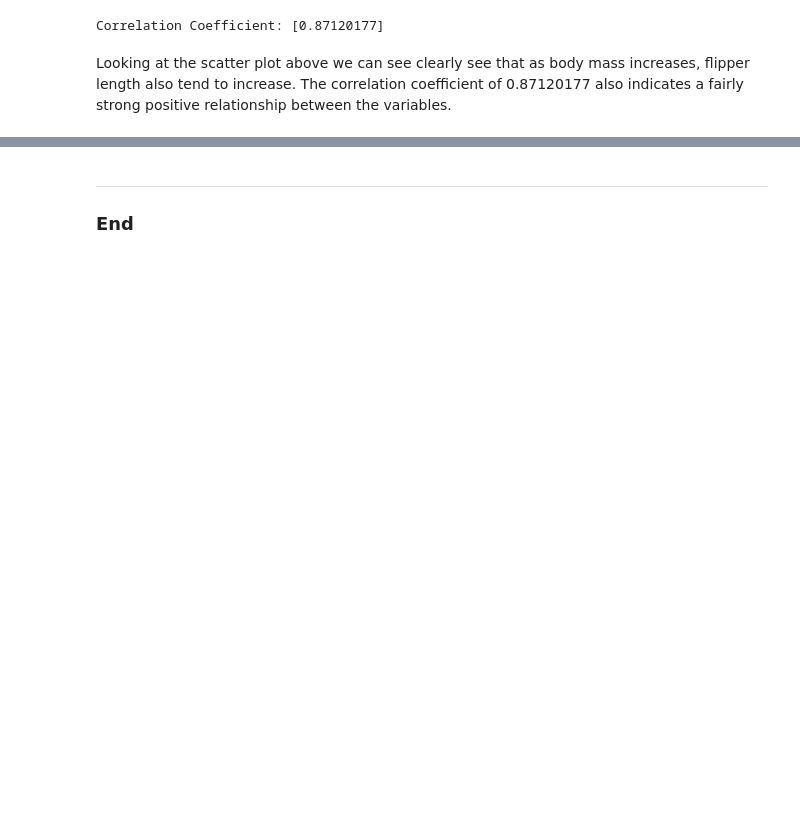
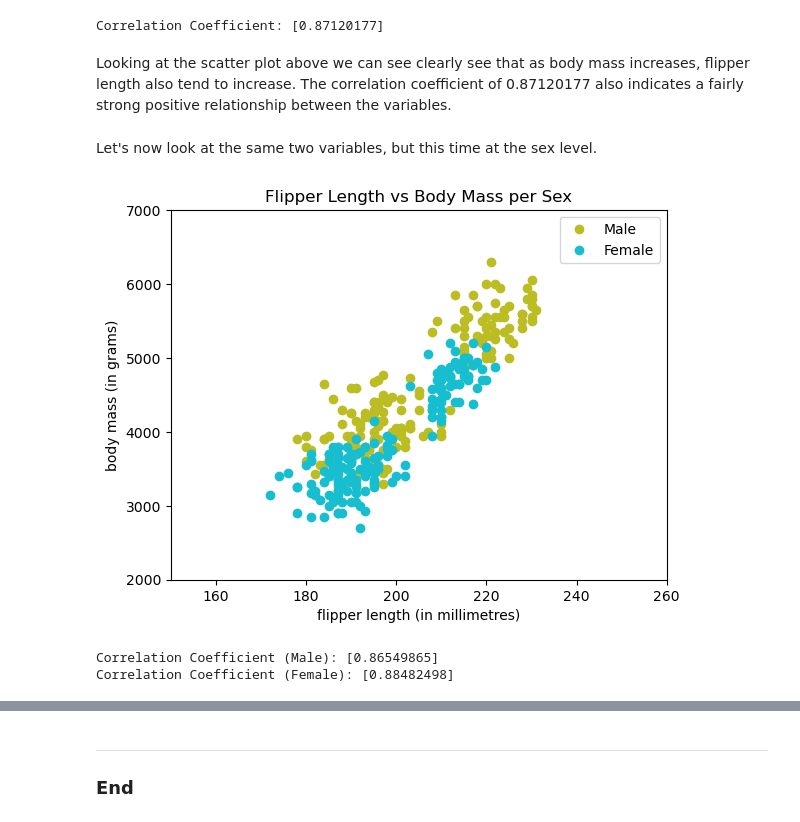
Before and after one commit to eoghanpw/pofda-mywork, a Jupyter notebook: penguins.ipynb, the cells around one changed output, grey strips where cells are left out. Cells and saved outputs as stored; diff of their text form; code cells hidden in the pictures; blank space fills up the shorter version.

```diff
--- a/penguins.ipynb
+++ b/penguins.ipynb
@@ -332,3 +332,41 @@ print(f"Correlation Coefficient: {corr[0,1:]}")
 Correlation Coefficient: [0.87120177]
 # %% [markdown]
 Looking at the scatter plot above we can see clearly see that as body mass increases, flipper length also tend to increase. The correlation coefficient of 0.87120177 also indicates a fairly strong positive relationship between the variables.
+# %% [markdown]
+Let's now look at the same two variables, but this time at the sex level.
+# %%
+# Let's get the numpy array of each variable
+flipper_length_m = penguins[penguins['sex'] == 'MALE']['flipper_length_mm'].to_numpy()
+body_mass_m = penguins[penguins['sex'] == 'MALE']['body_mass_g'].to_numpy()
+
+flipper_length_f = penguins[penguins['sex'] == 'FEMALE']['flipper_length_mm'].to_numpy()
+body_mass_f = penguins[penguins['sex'] == 'FEMALE']['body_mass_g'].to_numpy()
+
+# Use subplots to create the plot.
+fig, ax = plt.subplots()
+
+# Select x and y variables, marker shape, colour, labels.
+ax.plot(flipper_length_m, body_mass_m, 'o', color='tab:olive', label='Male')
+ax.plot(flipper_length_f, body_mass_f, 'o', color='tab:cyan', label='Female')
+
+# Set axis labels, limits and title.
+ax.set_xlabel('flipper length (in millimetres)')
+ax.set_ylabel('body mass (in grams)')
+ax.set_xlim(150, 260)
+ax.set_ylim(2000, 7000)
+ax.set_title('Flipper Length vs Body Mass per Sex')
+ax.legend()
+
+# Show.
+plt.show()
+
+# Calculate the coefficient.
+corr1 = np.corrcoef(flipper_length_m, body_mass_m)
+corr2 = np.corrcoef(flipper_length_f, body_mass_f)
+
+# Print.
+print(f"Correlation Coefficient (Male): {corr1[0,1:]}\nCorrelation Coefficient (Female): {corr2[0,1:]}")
+# %% [output]
+[figure, added]
+Correlation Coefficient (Male): [0.86549865]
+Correlation Coefficient (Female): [0.88482498]
```
Also changed, not shown: parts of 9 cells of this notebook.
